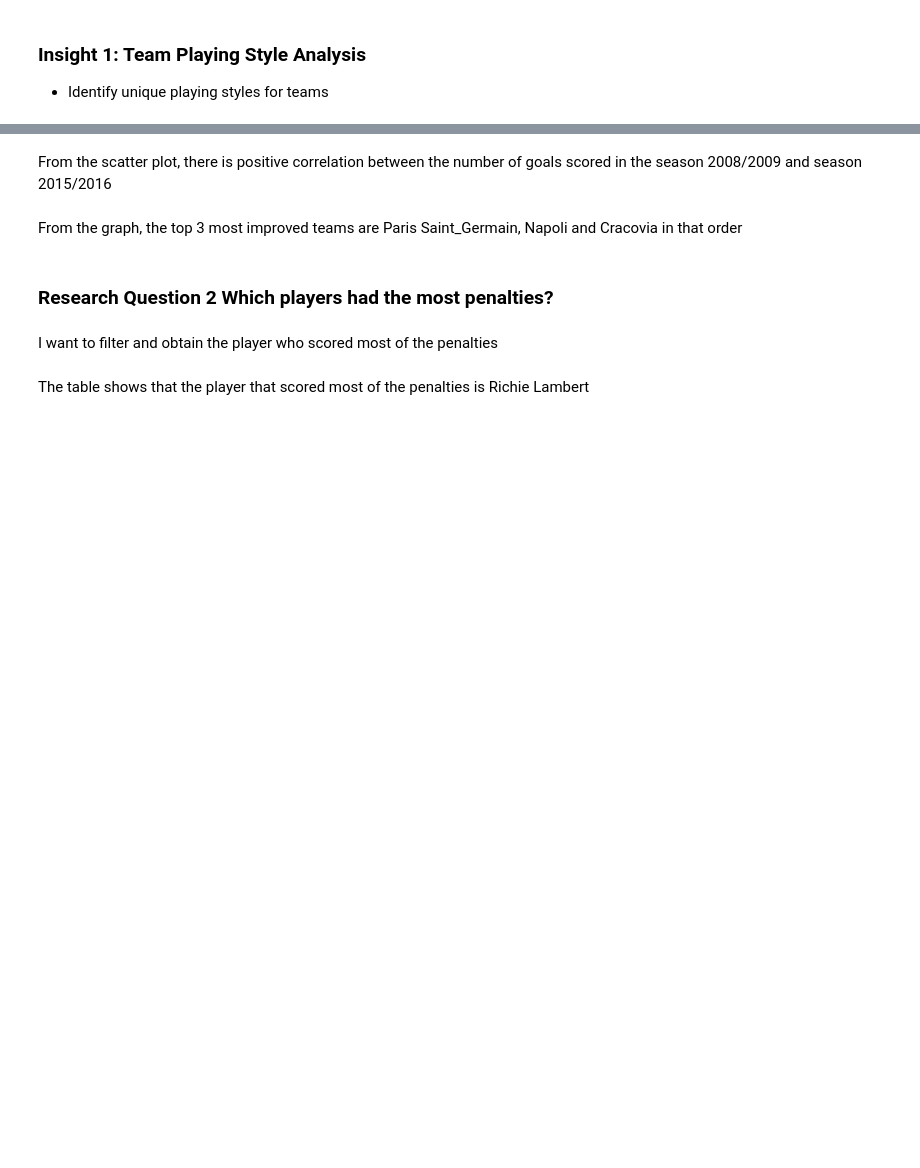
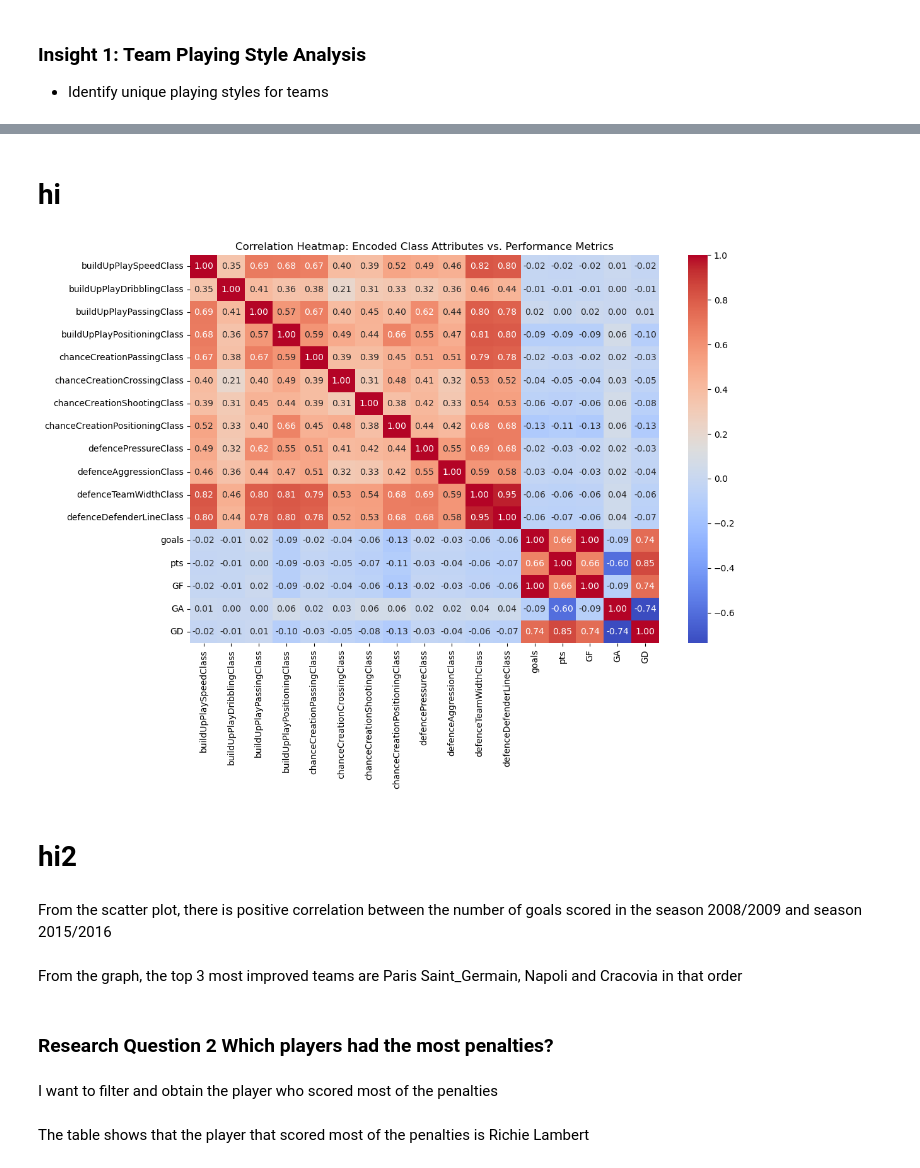
Before and after one commit to Daviedavie100/Investigating_dataset_project, a Jupyter notebook: Investigate_a_Dataset.ipynb, the cells around one changed output, grey strips where cells are left out. Drawn from its saved outputs; the diff is of its cells as text; code cells hidden in the pictures; blank space fills up the shorter version.

```diff
--- a/Investigate_a_Dataset.ipynb
+++ b/Investigate_a_Dataset.ipynb
@@ -826,16 +1878,16 @@ df_team_style_dis'''
 from sklearn.preprocessing import LabelEncoder, StandardScaler
 from sklearn.cluster import KMeans
 
-lst_analysis =['Pts',	'GF', 'GA',	'GD']
-lst=lst_main + lst_other + lst_analysis + class_list
-#lst=['season', 'league_name', 'Team',	'pts',	'GF', 'GA',	'GD'] + class_list
+#lst_analysis =['Pts', 'GF', 'GA',	'GD']
+#lst=lst_main + lst_analysis + class_list
+
 # Encode categorical variables
 encoded_data = melted_class.copy()
-for col in lst:
+for col in class_list:
     encoded_data[col] = LabelEncoder().fit_transform(encoded_data[col])
 
 # Group by Team and calculate average class values
-team_attributes = encoded_data.groupby('Team')[lst].mean()
+team_attributes = encoded_data.groupby('Team')[class_list].mean()
 
 # Normalize data
 scaler = StandardScaler()
@@ -942,3 +2044,43 @@ plt.show()
+# %% [markdown]
+# hi
+# %%
+from sklearn.preprocessing import LabelEncoder
+
+# Encode categorical columns
+categorical_columns = [
+    'buildUpPlaySpeedClass', 'buildUpPlayDribblingClass', 'buildUpPlayPassingClass',
+    'buildUpPlayPositioningClass', 'chanceCreationPassingClass', 'chanceCreationCrossingClass',
+    'chanceCreationShootingClass', 'chanceCreationPositioningClass', 'defencePressureClass',
+    'defenceAggressionClass', 'defenceTeamWidthClass', 'defenceDefenderLineClass'
+]
+
+encoded_data = melted_match.copy()
+label_encoders = {}
+
+for col in categorical_columns:
+    le = LabelEncoder()
+    encoded_data[col] = le.fit_transform(encoded_data[col])
+    label_encoders[col] = le
+# %%
+# Add performance metrics to the analysis
+performance_metrics = ['goals', 'pts', 'GF', 'GA', 'GD']
+correlation_columns = categorical_columns + performance_metrics
+
+# Compute the correlation matrix
+correlation_matrix = encoded_data[correlation_columns].corr()
+
+# Display correlation matrix
+import seaborn as sns
+import matplotlib.pyplot as plt
+
+plt.figure(figsize=(12, 8))
+sns.heatmap(correlation_matrix, annot=True, cmap='coolwarm', fmt=".2f")
+plt.title('Correlation Heatmap: Encoded Class Attributes vs. Performance Metrics')
+plt.show()
+# %% [output]
+[figure, added]
+# %% [markdown]
+# hi2
 # %%
 goal_08_16 =
     melted_match
```
Also changed, not shown: parts of 100 cells of this notebook.
